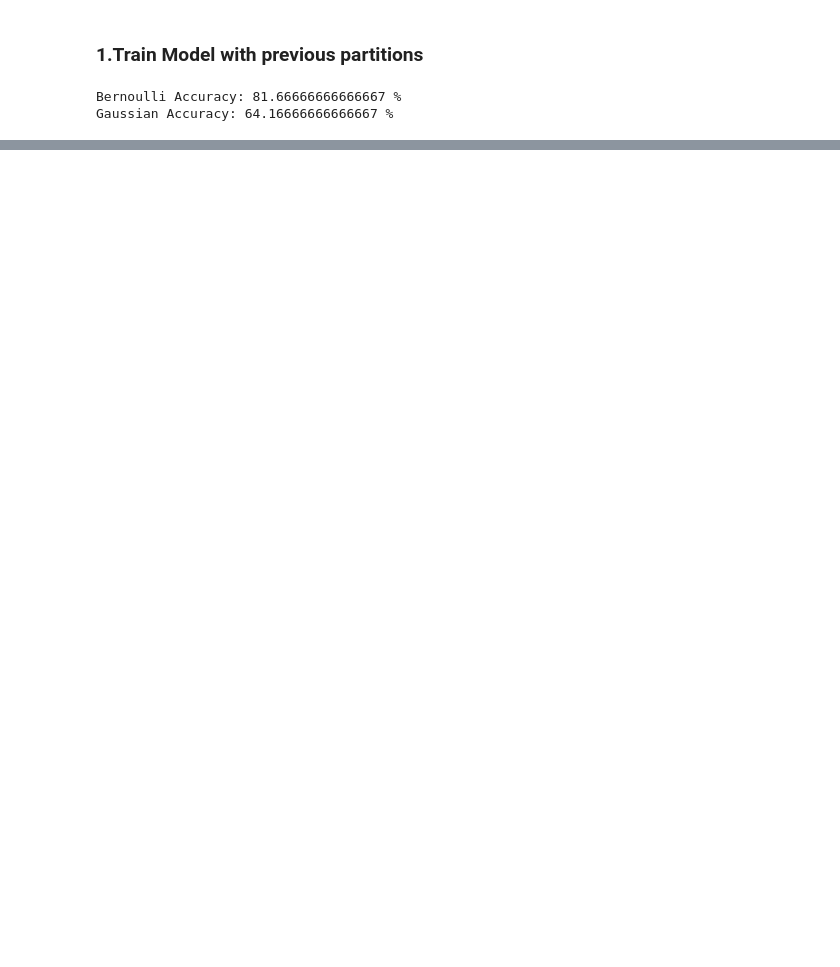
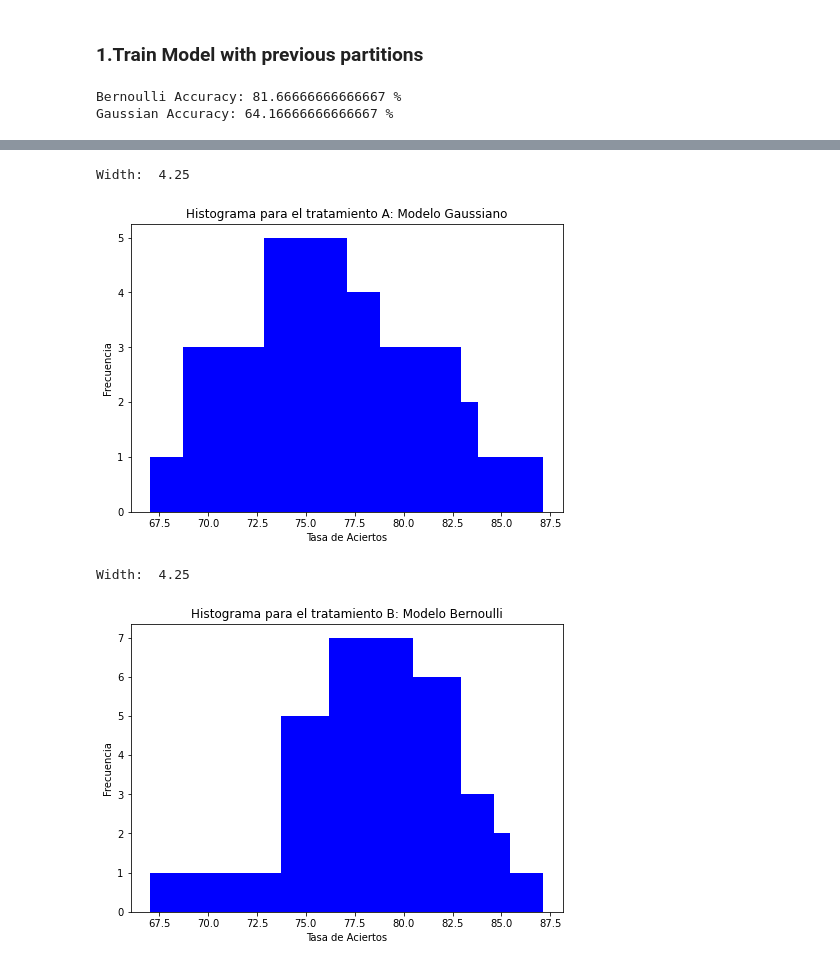
Before and after one commit to Programa-Ciencia-de-Datos/Estadistica_TP2, a Jupyter notebook: AB_Testing_Bayes.ipynb, the cells around one changed output, grey strips where cells are left out. Saved outputs shown, nothing was run; the diff lists cells and outputs as text; code cells hidden in the pictures; blank space fills up the shorter version.

Commit message:
Add files via upload
Added section 3. Graphics_Histogram,Box Plot, P-P Plot

```diff
--- a/AB_Testing_Bayes.ipynb
+++ b/AB_Testing_Bayes.ipynb
@@ -455,0 +465,32 @@ Gaussian Accuracy: 64.16666666666667 %
+# %%
+Treatment_A = np.array([64.17, 64.17,63.33,62.50,66.67,61.67,62.50,63.33,65.00, 64.17, 69.17, 61.67, 63.33, 61.67,
+65.83,71.67,67.50,68.33,69.17,65.00,66.67,67.50,65.83,65.83,60.00,64.17,65.83,68.33,64.17,68.33,])
+# %%
+Treatment_B = np.array([81.67,75.00,80.83,75.00,80.83,75.83,68.33,73.33,79.17,82.50,75.00,79.17,81.67,78.33,82.50,
+85.00,81.67,80.83,80.83,75.00,78.33,80.83,77.50,77.50,78.33,79.17,77.50,77.50,80.00,74.17
+])
+# %%
+def plot_bar(bins, histogram, axis_x_label, axis_y_label, title):
+
+    fig = plt.figure()
+    axes = fig.add_axes([0, 0, 1, 1])
+    #calculate the width of the histogram bins displayed
+    width = np.max(bins) / bins.shape[0]
+    print("Width: ", width)
+    axes.bar(bins[0:].tolist(), histogram.tolist(), color ='blue', width = width)
+    plt.xlabel(axis_x_label)
+    plt.ylabel(axis_y_label)
+    plt.title(title)
+    plt.show()
+# %%
+# Histogram number of bins: number of bins within the range
+histogram_A, bins = np.histogram(Treatment_A, bins = 20)
+histogram_B, bins = np.histogram(Treatment_B, bins = 20)
+# plot histogram
+plot_bar(bins[1:],histogram_A, "Tasa de Aciertos", "Frecuencia", "Histograma para el tratamiento A: Modelo Gaussiano")
+plot_bar(bins[1:],histogram_B, "Tasa de Aciertos", "Frecuencia", "Histograma para el tratamiento B: Modelo Bernoulli")
+# %% [output]
+Width:  4.25
+[figure, added]
+Width:  4.25
+[figure, added]
```
Also changed, not shown: parts of 11 cells of this notebook.
